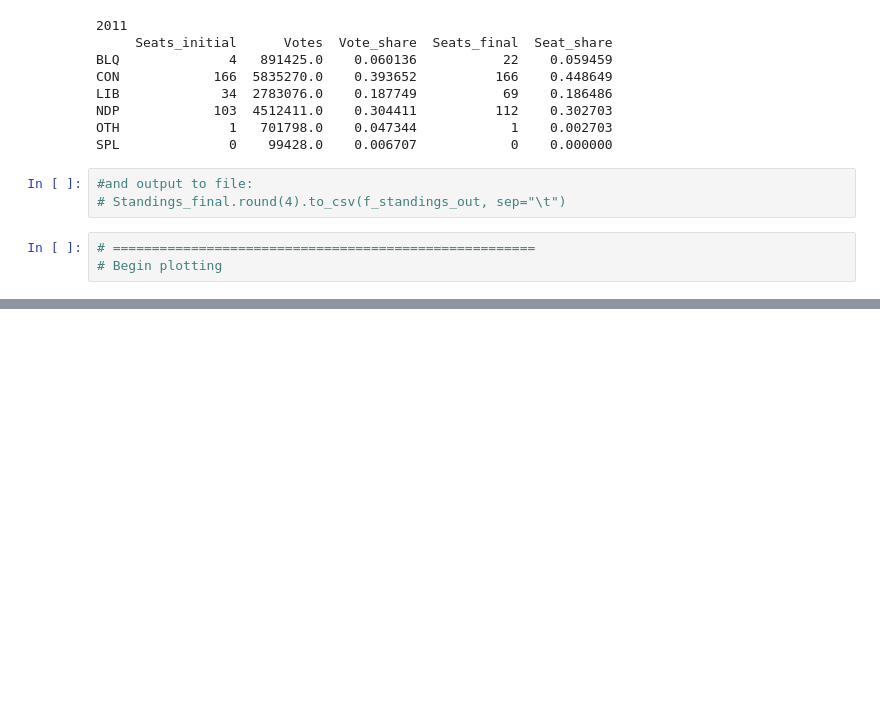
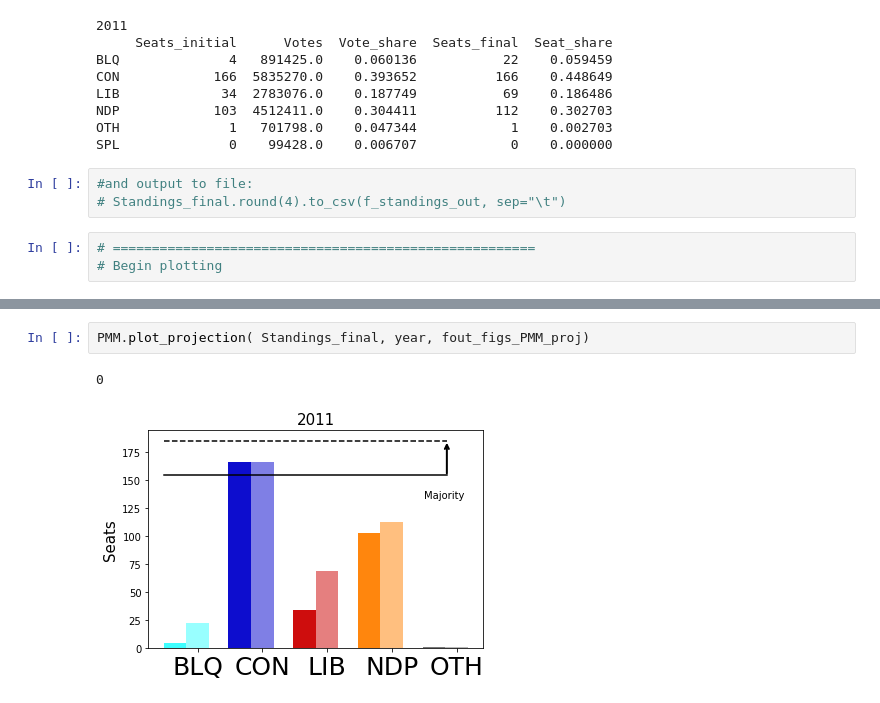
Before and after one commit to Blosberg/MMM, a Jupyter notebook: PR_calcs/PMM_nb.ipynb, the cells around one changed output, grey strips where cells are left out. Saved outputs shown, nothing was run; the diff lists cells and outputs as text; blank space fills up the shorter version.

```diff
--- a/PR_calcs/PMM_nb.ipynb
+++ b/PR_calcs/PMM_nb.ipynb
@@ -287,0 +232,5 @@ plt.xticks(x_positions + bar_width, tuple( list(Standings.index[:-1])), fontsize
+# %%
+PMM.plot_projection( Standings_final, year, fout_figs_PMM_proj)
+# %% [output]
+0
+[figure, added]
```
Also changed, not shown: parts of 4 cells of this notebook, 2 other files.
